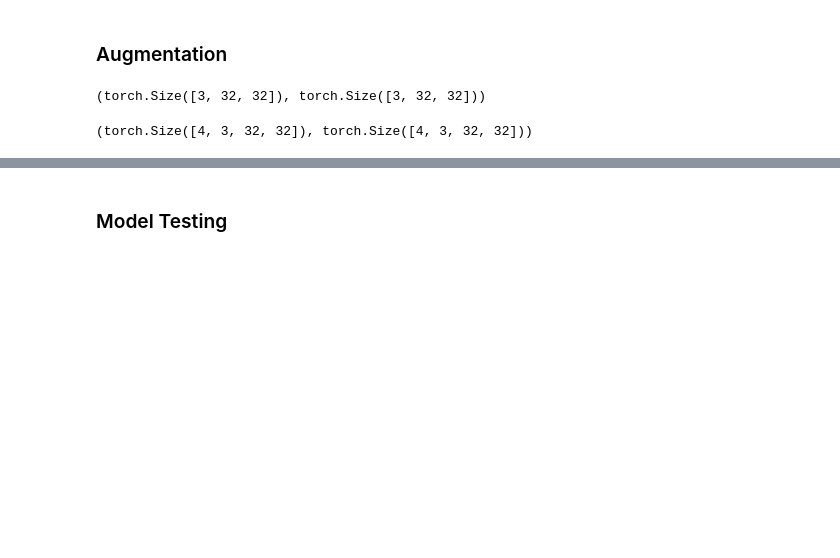
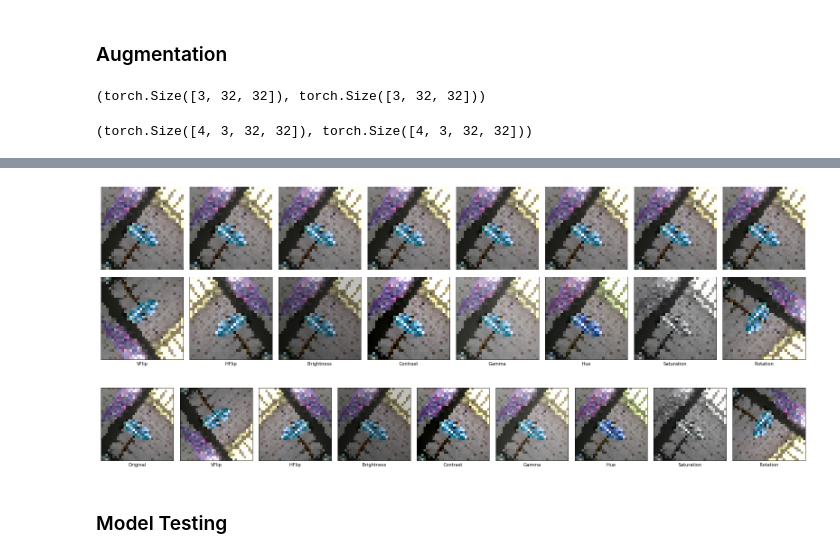
Before and after one commit to batuhanfaik/deep-learning-minis, a Jupyter notebook: Miniproject_1/eda.ipynb, the cells around one changed output, grey strips where cells are left out. Cells and saved outputs as stored; diff of their text form; code cells hidden in the pictures; blank space fills up the shorter version.

Commit message:
Updated bestmodel and added augmentation to EDA

```diff
--- a/Miniproject_1/eda.ipynb
+++ b/Miniproject_1/eda.ipynb
@@ -90,3 +90,43 @@ plt.show()
+# %%
+# 8 augmentations
+transformations, probabilities = ads.transforms, ads.probas
+transformations_text = ['VFlip', 'HFlip', 'Brightness', 'Contrast', 'Gamma', 'Hue', 'Saturation', 'Rotation']
+fig, axs = plt.subplots(nrows=2, ncols=len(transformations), figsize=(22, 6))
+for idx, (transform, prob) in enumerate(zip(transformations, probabilities)):
+    args = prob[1:]
+    aug_n_img1 = transform(n_img1) if len(args) == 0 else transform(n_img1, *args)
+    axs[0, idx].imshow(n_img1.permute(1, 2, 0))
+    axs[1, idx].imshow(aug_n_img1.permute(1, 2, 0))
+    axs[0, idx].axis('off')
+    axs[1, idx].set_xlabel(f'{transformations_text[idx]}')
+    axs[1, idx].set_xticks([])
+    axs[1, idx].set_yticks([])
+plt.tight_layout()
+plt.savefig(f'figures/all_augmentations_tworows.png', dpi=150)
+plt.show()
+# %% [output]
+[figure, added]
+# %%
+# 8 augmentations
+transformations, probabilities = ads.transforms, ads.probas
+transformations_text = ['Original', 'VFlip', 'HFlip', 'Brightness', 'Contrast', 'Gamma', 'Hue', 'Saturation', 'Rotation']
+fig, axs = plt.subplots(nrows=1, ncols=len(transformations) + 1, figsize=(22, 4))
+axs[0].imshow(n_img1.permute(1, 2, 0))
+axs[0].set_xlabel(f'{transformations_text[0]}')
+axs[0].set_xticks([])
+axs[0].set_yticks([])
+for idx, (transform, prob) in enumerate(zip(transformations, probabilities)):
+    args = prob[1:]
+    aug_n_img1 = transform(n_img1) if len(args) == 0 else transform(n_img1, *args)
+    axs[idx + 1].imshow(aug_n_img1.permute(1, 2, 0))
+    axs[idx + 1].set_xlabel(f'{transformations_text[idx + 1]}')
+    axs[idx + 1].set_xticks([])
+    axs[idx + 1].set_yticks([])
+plt.tight_layout()
+plt.savefig(f'figures/all_augmentations_onerow.png', dpi=150)
+plt.show()
+# %% [output]
+[figure, added]
 # %% [markdown]
 ### Model Testing
 # %%
```
Also changed, not shown: parts of 11 cells of this notebook, 1 other file.
